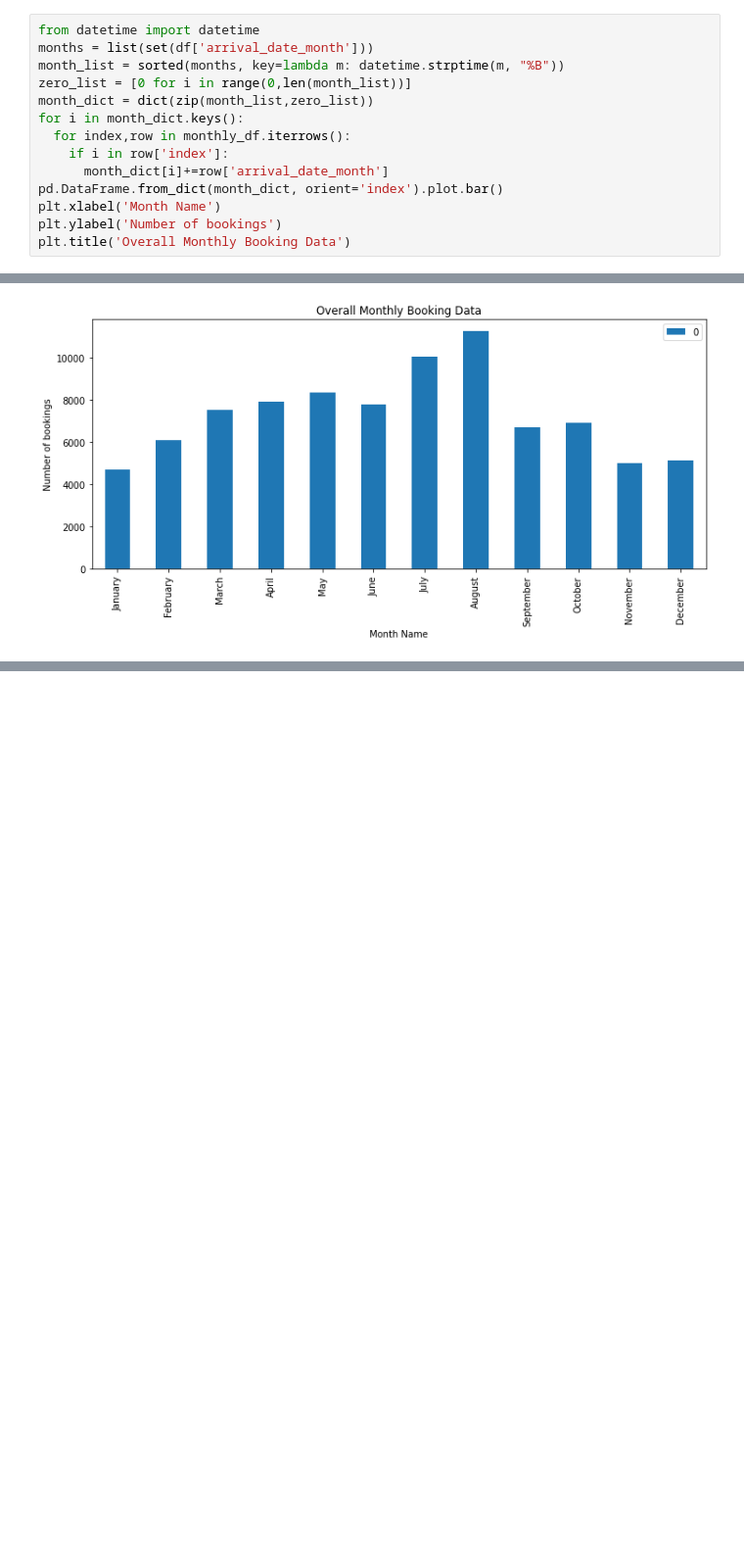
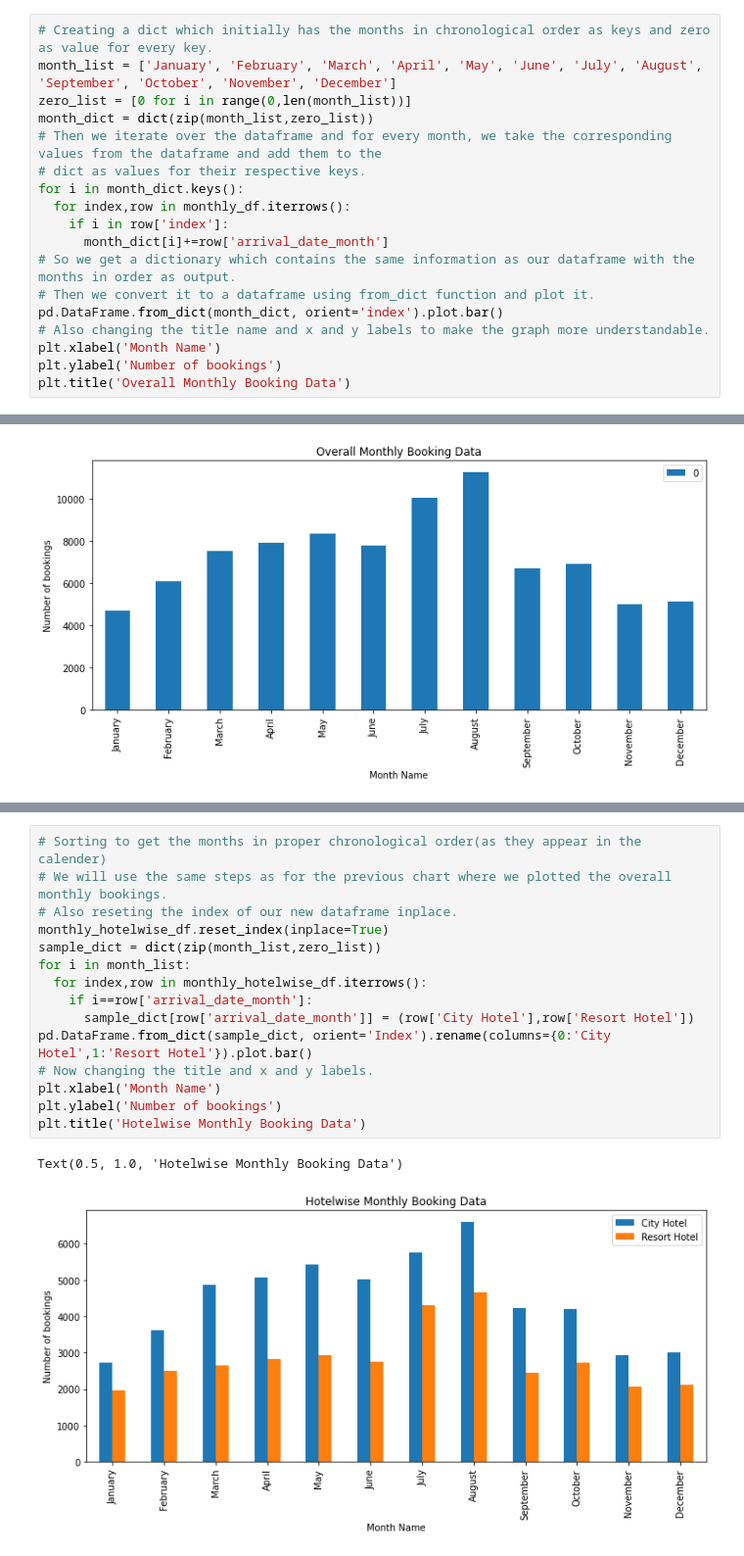
Before and after one commit to gopaljigupta45/Gopal-Ji-Gupta-EDA-Hotel-Booking, a Jupyter notebook: GOPAL_JI_GUPTA_Hotel_Booking_Analysis_Capstone_Project.ipynb, the cells around one changed output, grey strips where cells are left out. Shown at 98% size. Cells and saved outputs as stored; diff of their text form; blank space fills up the shorter version.

```diff
--- a/GOPAL_JI_GUPTA_Hotel_Booking_Analysis_Capstone_Project.ipynb
+++ b/GOPAL_JI_GUPTA_Hotel_Booking_Analysis_Capstone_Project.ipynb
@@ -157,14 +169,18 @@ monthly_df
 # %%
-from datetime import datetime
-months = list(set(df['arrival_date_month']))
-month_list = sorted(months, key=lambda m: datetime.strptime(m, "%B"))
+# Creating a dict which initially has the months in chronological order as keys and zero as value for every key.
+month_list = ['January', 'February', 'March', 'April', 'May', 'June', 'July', 'August', 'September', 'October', 'November', 'December']
 zero_list = [0 for i in range(0,len(month_list))]
 month_dict = dict(zip(month_list,zero_list))
+# Then we iterate over the dataframe and for every month, we take the corresponding values from the dataframe and add them to the
+# dict as values for their respective keys.
 for i in month_dict.keys():
   for index,row in monthly_df.iterrows():
     if i in row['index']:
       month_dict[i]+=row['arrival_date_month']
+# So we get a dictionary which contains the same information as our dataframe with the months in order as output.
+# Then we convert it to a dataframe using from_dict function and plot it.
 pd.DataFrame.from_dict(month_dict, orient='index').plot.bar()
+# Also changing the title name and x and y labels to make the graph more understandable.
 plt.xlabel('Month Name')
 plt.ylabel('Number of bookings')
 plt.title('Overall Monthly Booking Data')
@@ -182,0 +200,18 @@ Text(0.5, 1.0, 'Hotelwise Monthly Booking Data')
+# %%
+# Sorting to get the months in proper chronological order(as they appear in the calender)
+# We will use the same steps as for the previous chart where we plotted the overall monthly bookings.
+# Also reseting the index of our new dataframe inplace.
+monthly_hotelwise_df.reset_index(inplace=True)
+sample_dict = dict(zip(month_list,zero_list))
+for i in month_list:
+  for index,row in monthly_hotelwise_df.iterrows():
+    if i==row['arrival_date_month']:
+      sample_dict[row['arrival_date_month']] = (row['City Hotel'],row['Resort Hotel'])
+pd.DataFrame.from_dict(sample_dict, orient='Index').rename(columns={0:'City Hotel',1:'Resort Hotel'}).plot.bar()
+# Now changing the title and x and y labels.
+plt.xlabel('Month Name')
+plt.ylabel('Number of bookings')
+plt.title('Hotelwise Monthly Booking Data')
+# %% [output]
+Text(0.5, 1.0, 'Hotelwise Monthly Booking Data')
+[figure, added]
```
Also changed, not shown: parts of 5 cells of this notebook.
